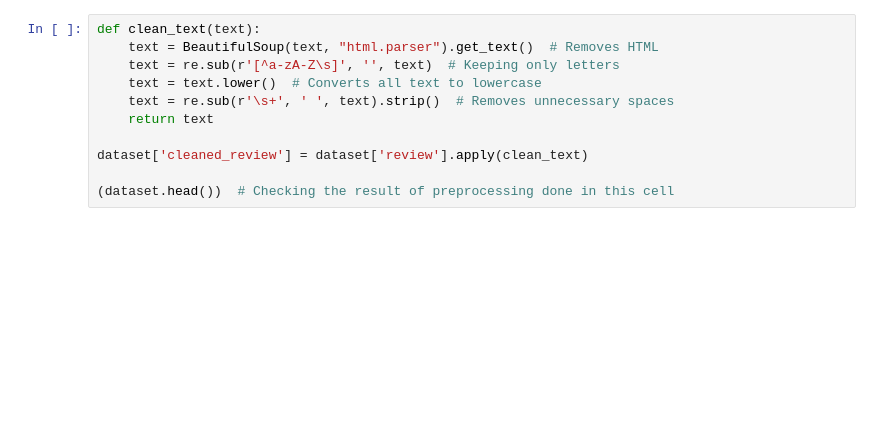
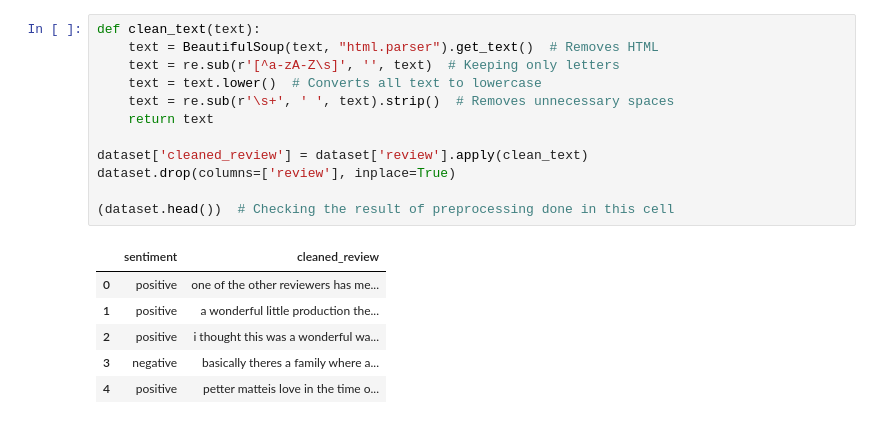
Before and after one commit to lance24528/Sentiment-Analysis, a Jupyter notebook: notebooks/1.0-lg-sentiment-analysis.ipynb, the cells around one changed output. Drawn from its saved outputs; the diff is of its cells as text; blank space fills up the shorter version.

```diff
--- a/notebooks/1.0-lg-sentiment-analysis.ipynb
+++ b/notebooks/1.0-lg-sentiment-analysis.ipynb
@@ -21,11 +34,19 @@ dataset = pd.read_csv('C:/Users/Gicano Brothers/Documents/POP Repositories/Senti
 # %%
 def clean_text(text):
     text = BeautifulSoup(text, "html.parser").get_text()  # Removes HTML
     text = re.sub(r'[^a-zA-Z\s]', '', text)  # Keeping only letters
     text = text.lower()  # Converts all text to lowercase
     text = re.sub(r'\s+', ' ', text).strip()  # Removes unnecessary spaces
     return text
 
 dataset['cleaned_review'] = dataset['review'].apply(clean_text)
+dataset.drop(columns=['review'], inplace=True)
 
 (dataset.head())  # Checking the result of preprocessing done in this cell
+# %% [output]
+|  | sentiment | cleaned_review |
+| 0 | positive | one of the other reviewers has me... |
+| 1 | positive | a wonderful little production the... |
+| 2 | positive | i thought this was a wonderful wa... |
+| 3 | negative | basically theres a family where a... |
+| 4 | positive | petter matteis love in the time o... |
```
Also changed, not shown: parts of 8 cells of this notebook, 14 other files.
